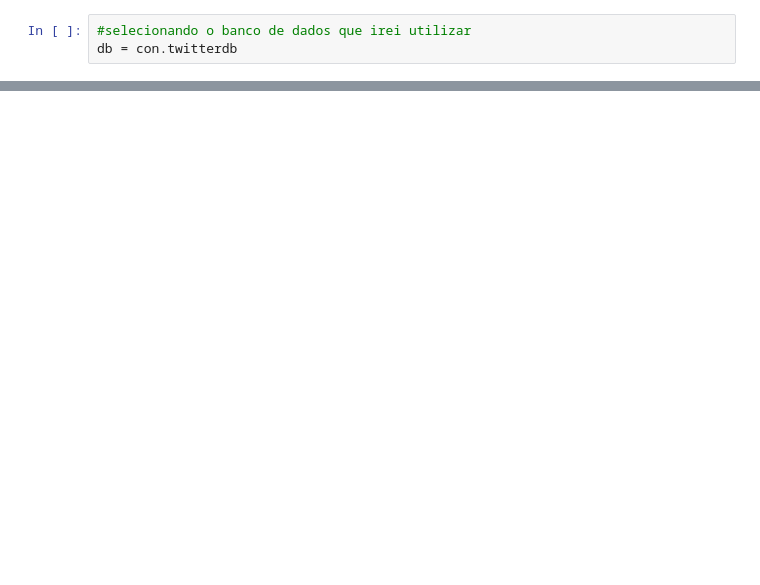
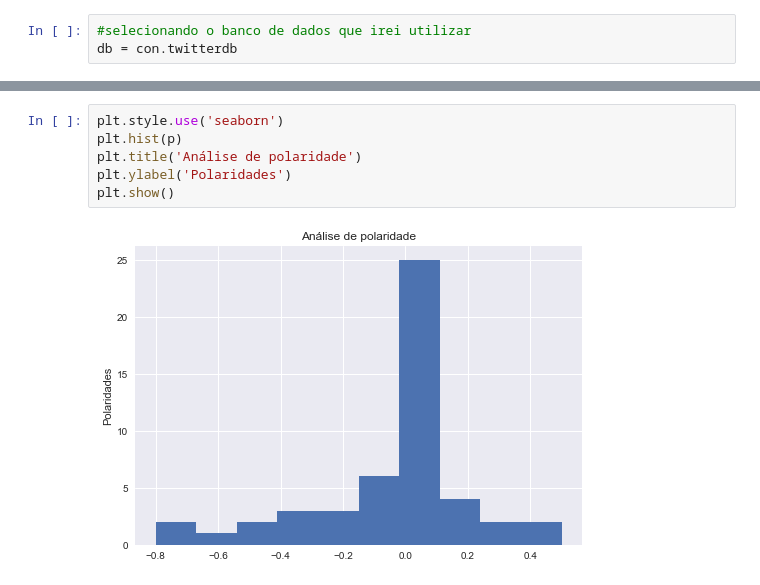
Before and after one commit to JuliaTeresaSantos/Data-Challenge---Banco-Carrefour, a Jupyter notebook: coletor_tweets_keyword.ipynb, the cells around one changed output, grey strips where cells are left out. Drawn from its saved outputs; the diff is of its cells as text; blank space fills up the shorter version.

```diff
--- a/coletor_tweets_keyword.ipynb
+++ b/coletor_tweets_keyword.ipynb
@@ -108,0 +170,8 @@ print(i)
+# %%
+plt.style.use('seaborn')
+plt.hist(p)
+plt.title('Análise de polaridade')
+plt.ylabel('Polaridades')
+plt.show()
+# %% [output]
+[figure, added]
```
Also changed, not shown: parts of 35 cells of this notebook.
